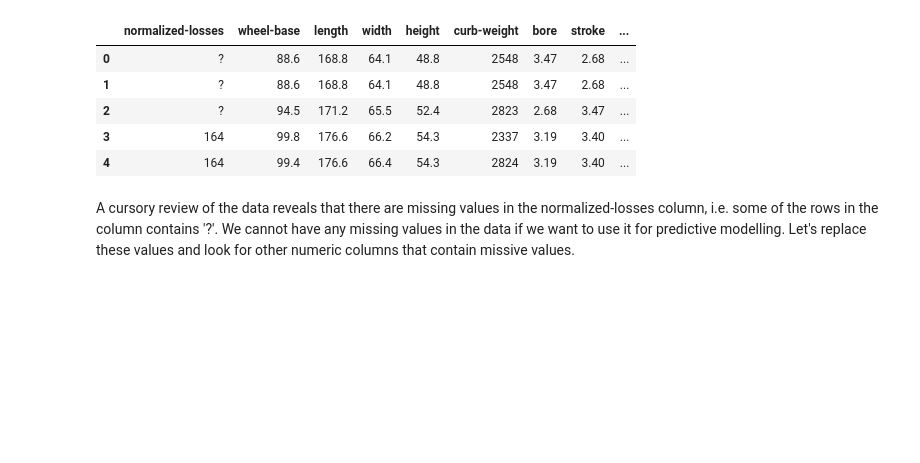
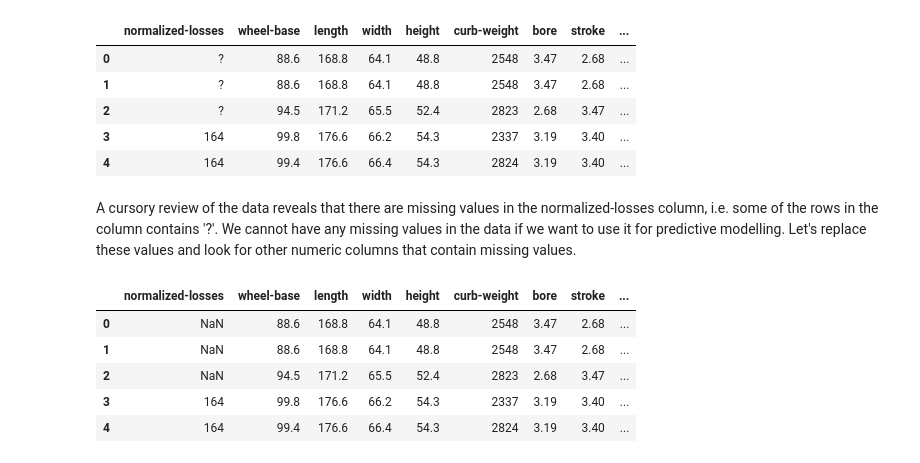
Before and after one commit to jkoyan/datascience_reference, a Jupyter notebook: machine-learning/k-nearest-neighbors/predict-car-prices-using-k-nearest-neighbors.ipynb, the cells around one changed output. Drawn from its saved outputs; the diff is of its cells as text; code cells hidden in the pictures; blank space fills up the shorter version.

```diff
--- a/machine-learning/k-nearest-neighbors/predict-car-prices-using-k-nearest-neighbors.ipynb
+++ b/machine-learning/k-nearest-neighbors/predict-car-prices-using-k-nearest-neighbors.ipynb
@@ -44,4 +46,14 @@ numeric_cars.head(5)
 | 3 | 164 | 99.8 | 176.6 | 66.2 | 54.3 | 2337 | 3.19 | 3.40 | ... |
 | 4 | 164 | 99.4 | 176.6 | 66.4 | 54.3 | 2824 | 3.19 | 3.40 | ... |
 # %% [markdown]
-A cursory review of the data reveals that there are missing values in the normalized-losses column, i.e. some of the rows in the column contains '?'. We cannot have any missing values in the data if we want to use it for predictive modelling. Let's replace these values and look for other numeric columns that contain missive values.
+A cursory review of the data reveals that there are missing values in the normalized-losses column, i.e. some of the rows in the column contains '?'. We cannot have any missing values in the data if we want to use it for predictive modelling. Let's replace these values and look for other numeric columns that contain missing values.
+# %%
+numeric_cars = numeric_cars.replace('?', np.nan)
+numeric_cars.head(5)
+# %% [output]
+|  | normalized-losses | wheel-base | length | width | height | curb-weight | bore | stroke | ... |
+| 0 | NaN | 88.6 | 168.8 | 64.1 | 48.8 | 2548 | 3.47 | 2.68 | ... |
+| 1 | NaN | 88.6 | 168.8 | 64.1 | 48.8 | 2548 | 3.47 | 2.68 | ... |
+| 2 | NaN | 94.5 | 171.2 | 65.5 | 52.4 | 2823 | 2.68 | 3.47 | ... |
+| 3 | 164 | 99.8 | 176.6 | 66.2 | 54.3 | 2337 | 3.19 | 3.40 | ... |
+| 4 | 164 | 99.4 | 176.6 | 66.4 | 54.3 | 2824 | 3.19 | 3.40 | ... |
```
Also changed, not shown: parts of 21 cells of this notebook.
